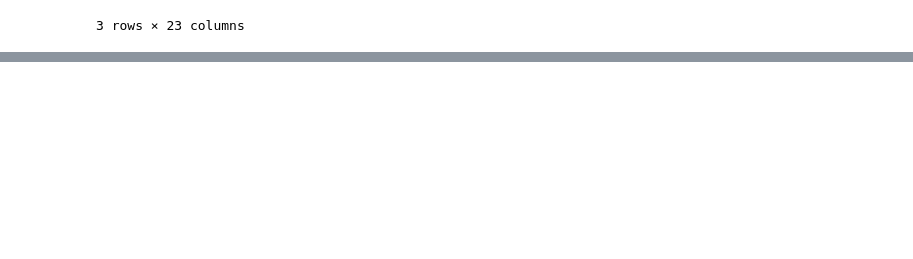
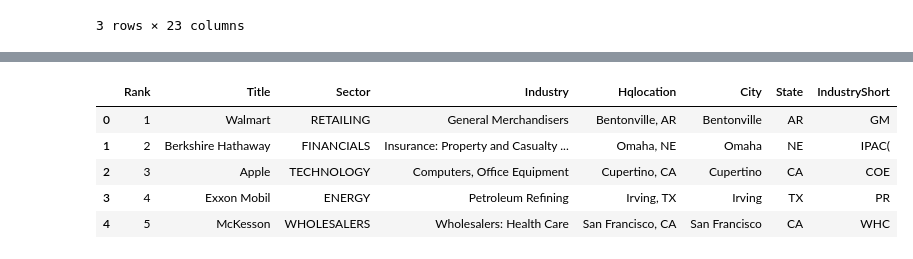
Before and after one commit to Byienio/Pandas_pg, a Jupyter notebook: DataModification.ipynb, the cells around one changed output, grey strips where cells are left out. Drawn from its saved outputs; the diff is of its cells as text; code cells hidden in the pictures; blank space fills up the shorter version.

```diff
--- a/DataModification.ipynb
+++ b/DataModification.ipynb
@@ -278,0 +281,3 @@ fortune.loc['X':'Y']
+# %%
+fortune = pd.read_csv('data/data/Fortune_500_2017.csv',usecols=['Rank','Title','Industry','Hqlocation','Sector'])
+fortune.head()
@@ -278,0 +291,3 @@ fortune.loc['X':'Y']
+# %%
+fortune['Sector'] = fortune['Sector'].str.upper()
+fortune.head()
@@ -278,0 +310,3 @@ fortune.loc['X':'Y']
+# %%
+fortune[['City','State']] = fortune['Hqlocation'].str.split(',',expand=True)
+fortune.head()
@@ -278,0 +320,18 @@ fortune.loc['X':'Y']
+# %%
+def build_shortcut(row):
+    industry = row['Industry']
+    result =''
+    industry_split = industry.split(' ')
+    for word in industry_split:
+        result += word[0].upper()
+    return result
+
+fortune['IndustryShort'] = fortune.apply(build_shortcut,axis=1)
+fortune.head()
+# %% [output]
+|  | Rank | Title | Sector | Industry | Hqlocation | City | State | IndustryShort |
+| 0 | 1 | Walmart | RETAILING | General Merchandisers | Bentonville, AR | Bentonville | AR | GM |
+| 1 | 2 | Berkshire Hathaway | FINANCIALS | Insurance: Property and Casualty ... | Omaha, NE | Omaha | NE | IPAC( |
+| 2 | 3 | Apple | TECHNOLOGY | Computers, Office Equipment | Cupertino, CA | Cupertino | CA | COE |
+| 3 | 4 | Exxon Mobil | ENERGY | Petroleum Refining | Irving, TX | Irving | TX | PR |
+| 4 | 5 | McKesson | WHOLESALERS | Wholesalers: Health Care | San Francisco, CA | San Francisco | CA | WHC |
```
Also changed, not shown: parts of 5 cells of this notebook.
